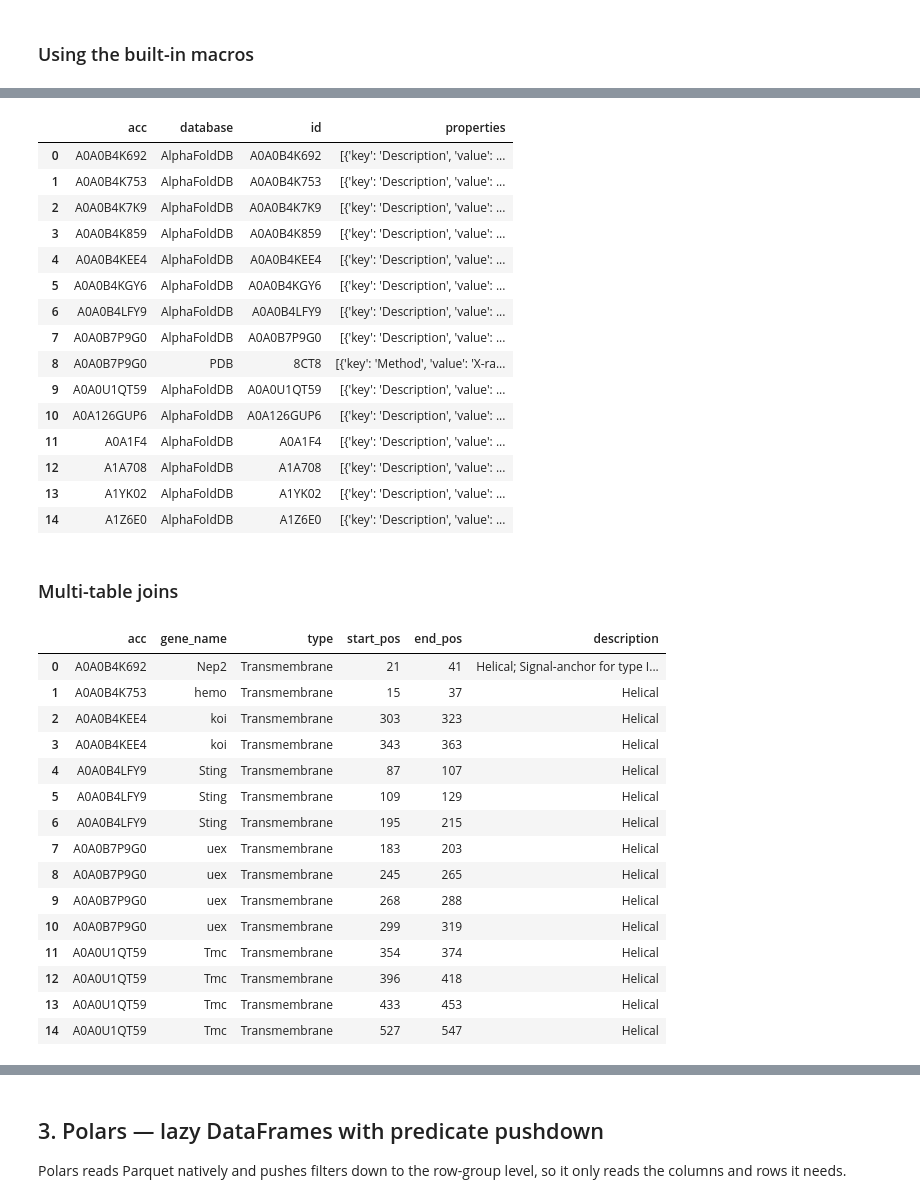
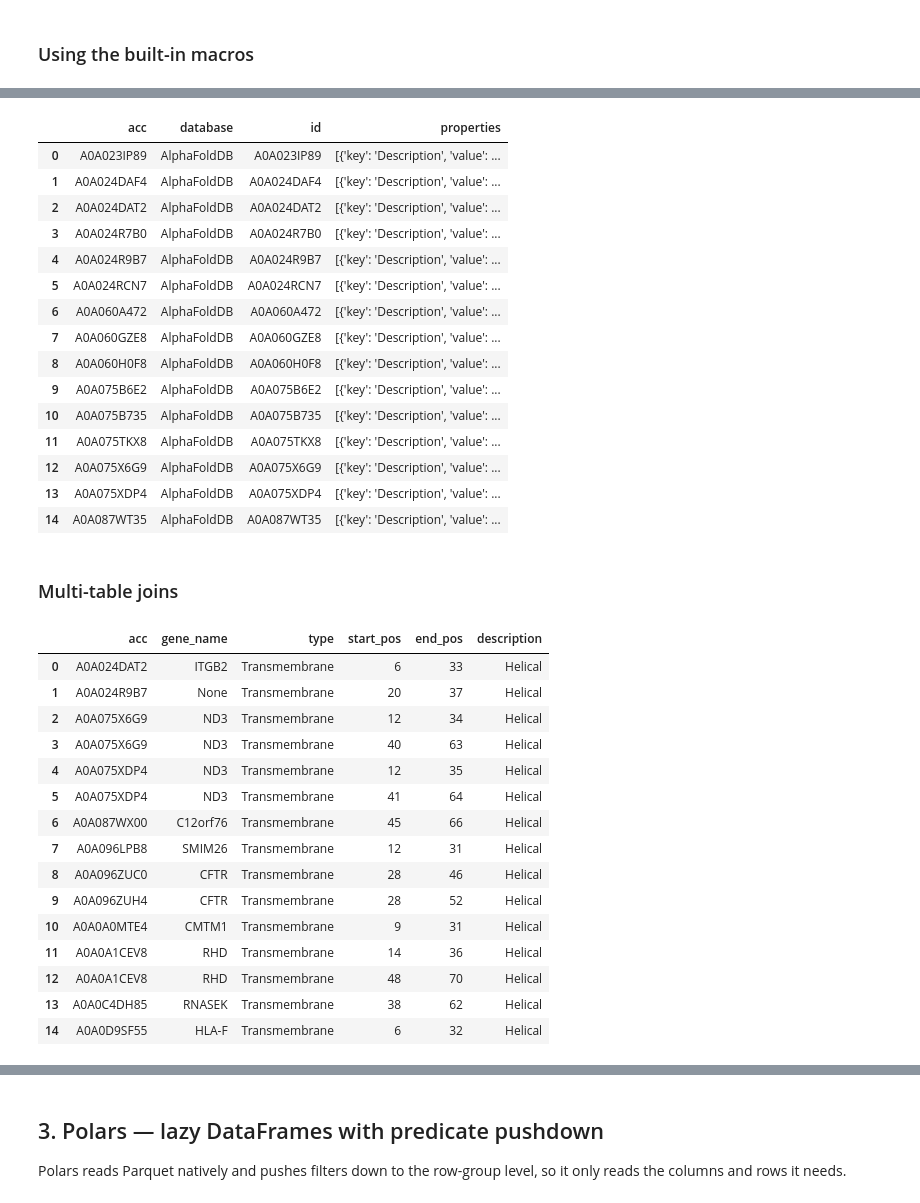
Before and after one commit to ebi-uniprot/uniprot-parquet, a Jupyter notebook: demo/demo.ipynb, the cells around one changed output, grey strips where cells are left out. Saved outputs shown, nothing was run; the diff lists cells and outputs as text; code cells hidden in the pictures.

```diff
--- a/demo/demo.ipynb
+++ b/demo/demo.ipynb
@@ -192,0 +181,8 @@ con.sql("SELECT * FROM organism_features(7227, 'Domain') LIMIT 15").df()
+# %%
+# All 'Domain' features for the most-represented organism
+top_taxid = con.sql("""
+    SELECT taxid FROM entries
+    GROUP BY taxid ORDER BY count(*) DESC LIMIT 1
+""").fetchone()[0]
+print(f"Domain features for taxid {top_taxid}:")
+con.sql(f"SELECT * FROM organism_features({top_taxid}, 'Domain') LIMIT 15").df()
@@ -193,51 +207,51 @@ con.sql("SELECT * FROM organism_features(7227, 'Domain') LIMIT 15").df()
 # %%
-# Cross-references to PDB and AlphaFoldDB
-con.sql("""
-    SELECT * FROM organism_xrefs(7227, ['PDB', 'AlphaFoldDB'])
+# Cross-references to PDB and AlphaFoldDB for the top organism
+con.sql(f"""
+    SELECT * FROM organism_xrefs({top_taxid}, ['PDB', 'AlphaFoldDB'])
     LIMIT 15
 """).df()
 # %% [output]
 |  | acc | database | id | properties |
-| 0 | A0A0B4K692 | AlphaFoldDB | A0A0B4K692 | [{'key': 'Description', 'value': ... |
-| 1 | A0A0B4K753 | AlphaFoldDB | A0A0B4K753 | [{'key': 'Description', 'value': ... |
-| 2 | A0A0B4K7K9 | AlphaFoldDB | A0A0B4K7K9 | [{'key': 'Description', 'value': ... |
-| 3 | A0A0B4K859 | AlphaFoldDB | A0A0B4K859 | [{'key': 'Description', 'value': ... |
-| 4 | A0A0B4KEE4 | AlphaFoldDB | A0A0B4KEE4 | [{'key': 'Description', 'value': ... |
-| 5 | A0A0B4KGY6 | AlphaFoldDB | A0A0B4KGY6 | [{'key': 'Description', 'value': ... |
-| 6 | A0A0B4LFY9 | AlphaFoldDB | A0A0B4LFY9 | [{'key': 'Description', 'value': ... |
-| 7 | A0A0B7P9G0 | AlphaFoldDB | A0A0B7P9G0 | [{'key': 'Description', 'value': ... |
-| 8 | A0A0B7P9G0 | PDB | 8CT8 | [{'key': 'Method', 'value': 'X-ra... |
-| 9 | A0A0U1QT59 | AlphaFoldDB | A0A0U1QT59 | [{'key': 'Description', 'value': ... |
-| 10 | A0A126GUP6 | AlphaFoldDB | A0A126GUP6 | [{'key': 'Description', 'value': ... |
-| 11 | A0A1F4 | AlphaFoldDB | A0A1F4 | [{'key': 'Description', 'value': ... |
-| 12 | A1A708 | AlphaFoldDB | A1A708 | [{'key': 'Description', 'value': ... |
-| 13 | A1YK02 | AlphaFoldDB | A1YK02 | [{'key': 'Description', 'value': ... |
-| 14 | A1Z6E0 | AlphaFoldDB | A1Z6E0 | [{'key': 'Description', 'value': ... |
+| 0 | A0A023IP89 | AlphaFoldDB | A0A023IP89 | [{'key': 'Description', 'value': ... |
+| 1 | A0A024DAF4 | AlphaFoldDB | A0A024DAF4 | [{'key': 'Description', 'value': ... |
+| 2 | A0A024DAT2 | AlphaFoldDB | A0A024DAT2 | [{'key': 'Description', 'value': ... |
+| 3 | A0A024R7B0 | AlphaFoldDB | A0A024R7B0 | [{'key': 'Description', 'value': ... |
+| 4 | A0A024R9B7 | AlphaFoldDB | A0A024R9B7 | [{'key': 'Description', 'value': ... |
+| 5 | A0A024RCN7 | AlphaFoldDB | A0A024RCN7 | [{'key': 'Description', 'value': ... |
+| 6 | A0A060A472 | AlphaFoldDB | A0A060A472 | [{'key': 'Description', 'value': ... |
+| 7 | A0A060GZE8 | AlphaFoldDB | A0A060GZE8 | [{'key': 'Description', 'value': ... |
+| 8 | A0A060H0F8 | AlphaFoldDB | A0A060H0F8 | [{'key': 'Description', 'value': ... |
+| 9 | A0A075B6E2 | AlphaFoldDB | A0A075B6E2 | [{'key': 'Description', 'value': ... |
+| 10 | A0A075B735 | AlphaFoldDB | A0A075B735 | [{'key': 'Description', 'value': ... |
+| 11 | A0A075TKX8 | AlphaFoldDB | A0A075TKX8 | [{'key': 'Description', 'value': ... |
+| 12 | A0A075X6G9 | AlphaFoldDB | A0A075X6G9 | [{'key': 'Description', 'value': ... |
+| 13 | A0A075XDP4 | AlphaFoldDB | A0A075XDP4 | [{'key': 'Description', 'value': ... |
+| 14 | A0A087WT35 | AlphaFoldDB | A0A087WT35 | [{'key': 'Description', 'value': ... |
 # %% [markdown]
 ### Multi-table joins
 # %%
 # Proteins with transmembrane domains — join entries + features
-con.sql("""
+con.sql(f"""
     SELECT acc, gene_name, type, start_pos, end_pos, description
-    FROM entries_with_features(7227)
+    FROM entries_with_features({top_taxid})
     WHERE type = 'Transmembrane'
     LIMIT 15
 """).df()
 # %% [output]
 |  | acc | gene_name | type | start_pos | end_pos | description |
-| 0 | A0A0B4K692 | Nep2 | Transmembrane | 21 | 41 | Helical; Signal-anchor for type I... |
-| 1 | A0A0B4K753 | hemo | Transmembrane | 15 | 37 | Helical |
-| 2 | A0A0B4KEE4 | koi | Transmembrane | 303 | 323 | Helical |
-| 3 | A0A0B4KEE4 | koi | Transmembrane | 343 | 363 | Helical |
-| 4 | A0A0B4LFY9 | Sting | Transmembrane | 87 | 107 | Helical |
-| 5 | A0A0B4LFY9 | Sting | Transmembrane | 109 | 129 | Helical |
-| 6 | A0A0B4LFY9 | Sting | Transmembrane | 195 | 215 | Helical |
-| 7 | A0A0B7P9G0 | uex | Transmembrane | 183 | 203 | Helical |
-| 8 | A0A0B7P9G0 | uex | Transmembrane | 245 | 265 | Helical |
-| 9 | A0A0B7P9G0 | uex | Transmembrane | 268 | 288 | Helical |
-| 10 | A0A0B7P9G0 | uex | Transmembrane | 299 | 319 | Helical |
-| 11 | A0A0U1QT59 | Tmc | Transmembrane | 354 | 374 | Helical |
-| 12 | A0A0U1QT59 | Tmc | Transmembrane | 396 | 418 | Helical |
-| 13 | A0A0U1QT59 | Tmc | Transmembrane | 433 | 453 | Helical |
-| 14 | A0A0U1QT59 | Tmc | Transmembrane | 527 | 547 | Helical |
+| 0 | A0A024DAT2 | ITGB2 | Transmembrane | 6 | 33 | Helical |
+| 1 | A0A024R9B7 | None | Transmembrane | 20 | 37 | Helical |
+| 2 | A0A075X6G9 | ND3 | Transmembrane | 12 | 34 | Helical |
+| 3 | A0A075X6G9 | ND3 | Transmembrane | 40 | 63 | Helical |
+| 4 | A0A075XDP4 | ND3 | Transmembrane | 12 | 35 | Helical |
+| 5 | A0A075XDP4 | ND3 | Transmembrane | 41 | 64 | Helical |
+| 6 | A0A087WX00 | C12orf76 | Transmembrane | 45 | 66 | Helical |
+| 7 | A0A096LPB8 | SMIM26 | Transmembrane | 12 | 31 | Helical |
+| 8 | A0A096ZUC0 | CFTR | Transmembrane | 28 | 46 | Helical |
+| 9 | A0A096ZUH4 | CFTR | Transmembrane | 28 | 52 | Helical |
+| 10 | A0A0A0MTE4 | CMTM1 | Transmembrane | 9 | 31 | Helical |
+| 11 | A0A0A1CEV8 | RHD | Transmembrane | 14 | 36 | Helical |
+| 12 | A0A0A1CEV8 | RHD | Transmembrane | 48 | 70 | Helical |
+| 13 | A0A0C4DH85 | RNASEK | Transmembrane | 38 | 62 | Helical |
+| 14 | A0A0D9SF55 | HLA-F | Transmembrane | 6 | 32 | Helical |
 # %%
```
Also changed, not shown: parts of 41 cells of this notebook, 10 other files.
